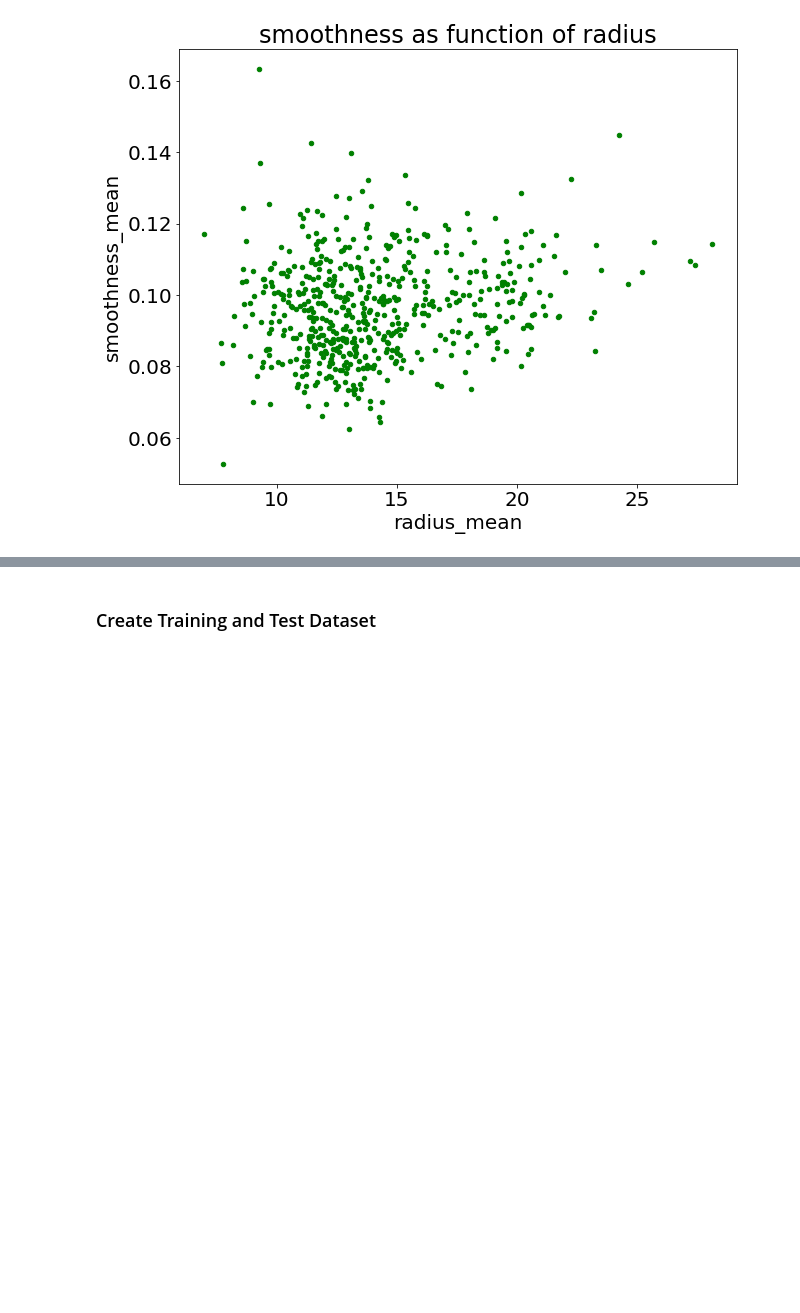
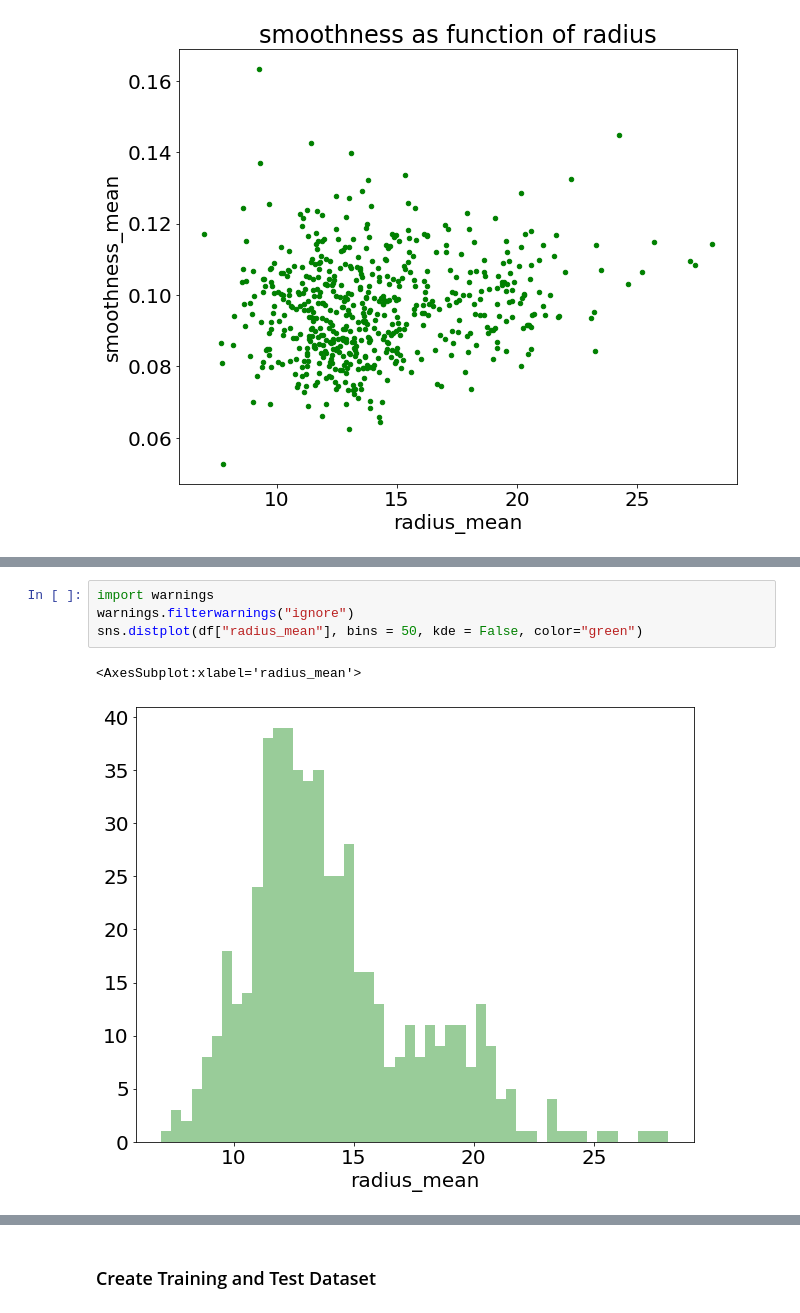
Before and after one commit to lcsrodriguez/intro-ml-assignment, a Jupyter notebook: assignment.ipynb, the cells around one changed output, grey strips where cells are left out. Cells and saved outputs as stored; diff of their text form; blank space fills up the shorter version.

```diff
--- a/assignment.ipynb
+++ b/assignment.ipynb
@@ -522,0 +494,7 @@ df.head()
+# %%
+import warnings
+warnings.filterwarnings("ignore")
+sns.distplot(df["radius_mean"], bins = 50, kde = False, color="green")
+# %% [output]
+<AxesSubplot:xlabel='radius_mean'>
+[figure, added]
```
Also changed, not shown: parts of 42 cells of this notebook.
